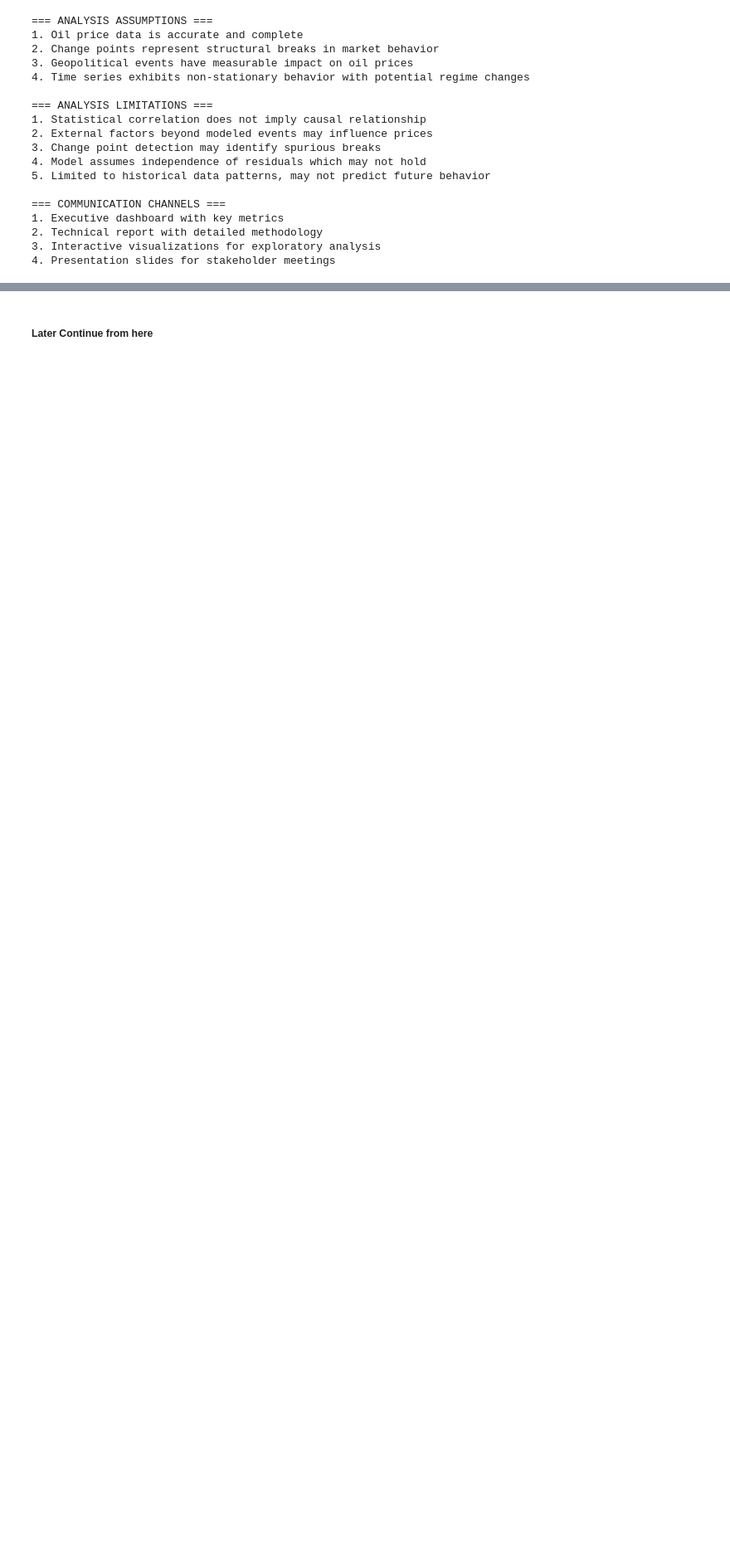
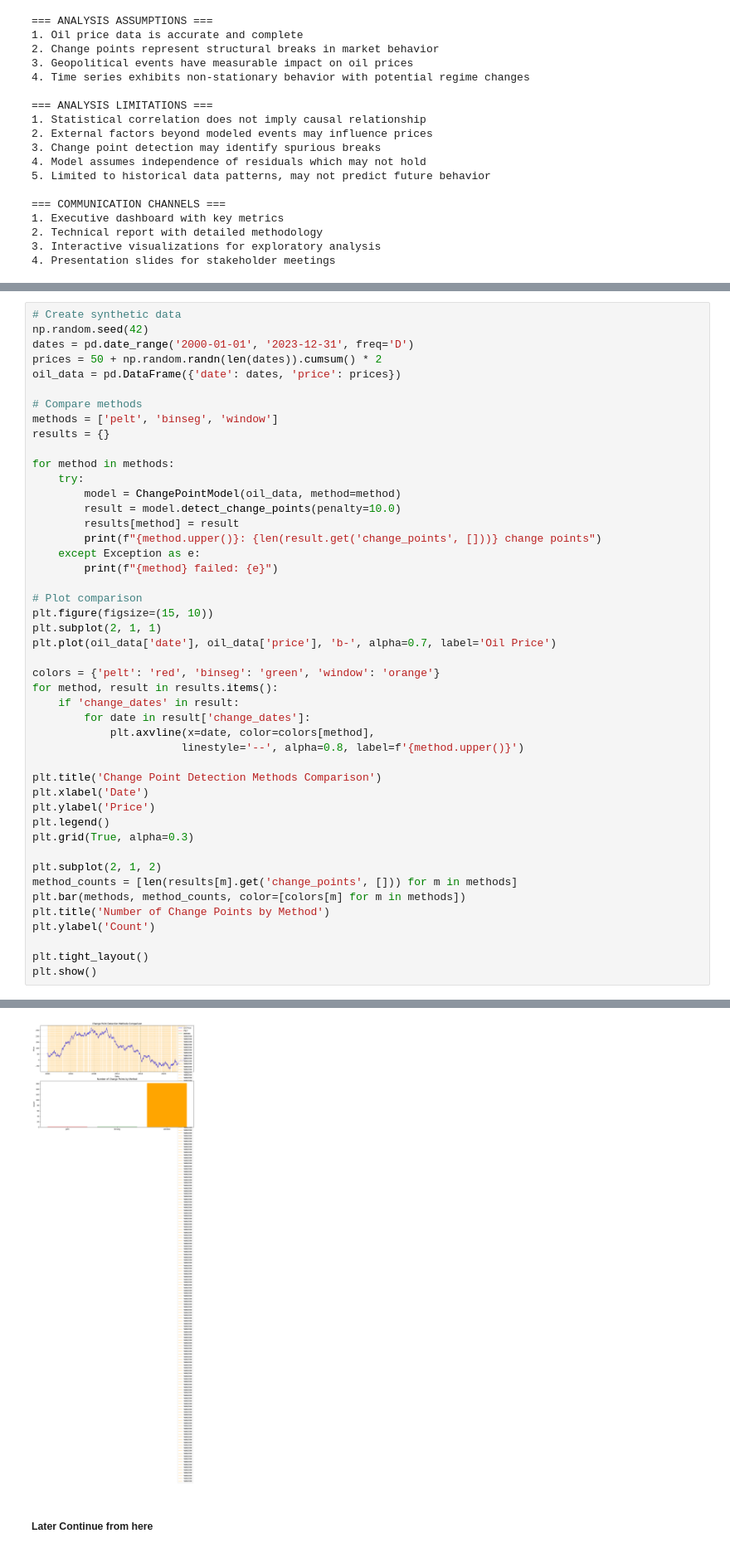
Before and after one commit to GetachewGanfur/Change-Point-Analysis-and-Satistical-Modelling-of-Time-Series-Data-Week10, a Jupyter notebook: notebooks/01_data_analysis_workflow.ipynb, the cells around one changed output, grey strips where cells are left out. Shown at 83% size. Drawn from its saved outputs; the diff is of its cells as text; blank space fills up the shorter version.

Commit message:
feat: Add change point comparison section to Jupyter notebook, including synthetic data generation and visualization of detection methods for Brent oil price analysis.

```diff
--- a/notebooks/01_data_analysis_workflow.ipynb
+++ b/notebooks/01_data_analysis_workflow.ipynb
@@ -183,0 +193,47 @@ for i, channel in enumerate(channels, 1):
+# %%
+# Create synthetic data
+np.random.seed(42)
+dates = pd.date_range('2000-01-01', '2023-12-31', freq='D')
+prices = 50 + np.random.randn(len(dates)).cumsum() * 2
+oil_data = pd.DataFrame({'date': dates, 'price': prices})
+
+# Compare methods
+methods = ['pelt', 'binseg', 'window']
+results = {}
+
+for method in methods:
+    try:
+        model = ChangePointModel(oil_data, method=method)
+        result = model.detect_change_points(penalty=10.0)
+        results[method] = result
+        print(f"{method.upper()}: {len(result.get('change_points', []))} change points")
+    except Exception as e:
+        print(f"{method} failed: {e}")
+
+# Plot comparison
+plt.figure(figsize=(15, 10))
+plt.subplot(2, 1, 1)
+plt.plot(oil_data['date'], oil_data['price'], 'b-', alpha=0.7, label='Oil Price')
+
+colors = {'pelt': 'red', 'binseg': 'green', 'window': 'orange'}
+for method, result in results.items():
+    if 'change_dates' in result:
+        for date in result['change_dates']:
+            plt.axvline(x=date, color=colors[method],
+                       linestyle='--', alpha=0.8, label=f'{method.upper()}')
+
+plt.title('Change Point Detection Methods Comparison')
+plt.xlabel('Date')
+plt.ylabel('Price')
+plt.legend()
+plt.grid(True, alpha=0.3)
+
+plt.subplot(2, 1, 2)
+method_counts = [len(results[m].get('change_points', [])) for m in methods]
+plt.bar(methods, method_counts, color=[colors[m] for m in methods])
+plt.title('Number of Change Points by Method')
+plt.ylabel('Count')
+
+plt.tight_layout()
+plt.show()
+# %% [output]
@@ -184,2 +243,3 @@ for i, channel in enumerate(channels, 1):
+[figure, added]
 # %% [markdown]
 ##### Later Continue from here
```
Also changed, not shown: parts of 3 cells of this notebook.
